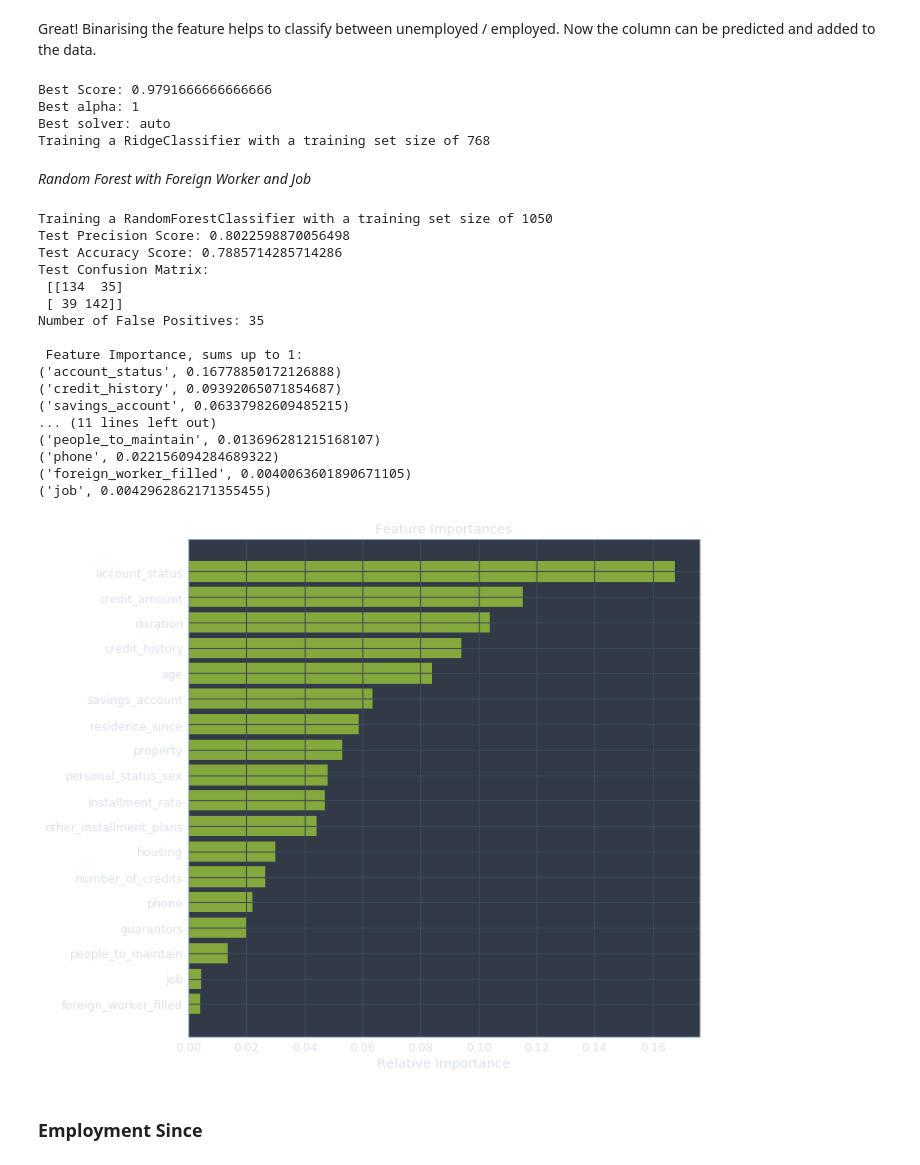
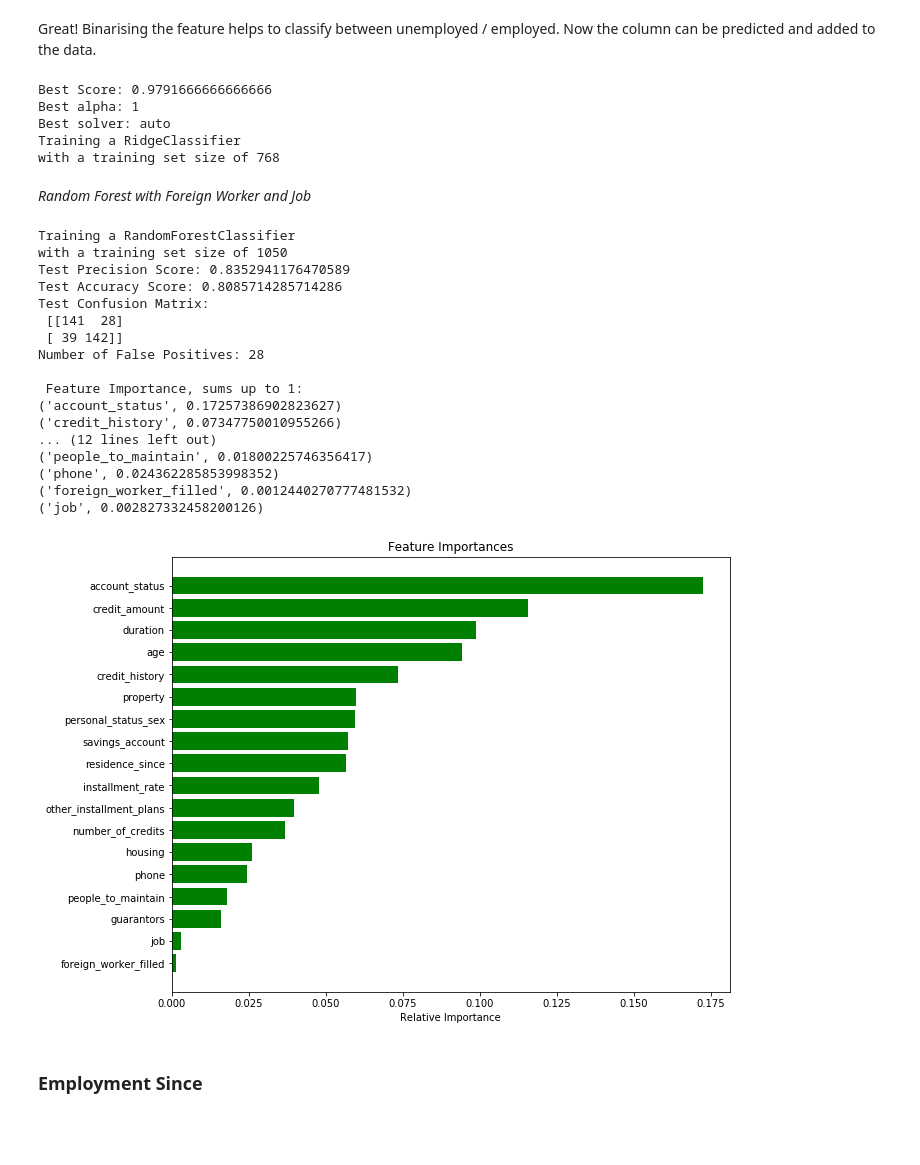
Before and after one commit to alyonavyshnevska/intelligent_data_analysis, a Jupyter notebook: Final_Project/FinalProject.ipynb, the cells around one changed output. Cells and saved outputs as stored; diff of their text form; code cells hidden in the pictures; blank space fills up the shorter version.

```diff
--- a/Final_Project/FinalProject.ipynb
+++ b/Final_Project/FinalProject.ipynb
@@ -48,8 +46,7 @@ names = ['account_status', 'duration', 'credit_history',
              'housing', 'number_of_credits', 'job', 'people_to_maintain',
              'phone', 'foreign_worker', 'creditworthy']
 
-df = pd.read_csv('data/kredit.dat', header=None, sep="\t", names=names)
-# df = pd.read_csv('data/einkommen.train.txt', header=None, sep=",")
+df = pd.read_csv('kredit.dat', header=None, sep="\t", names=names)
 df.shape
 # %% [output]
 (1000, 21)
@@ -871,7 +887,7 @@ def display_feature_importance(trained_clf):
 
     # Visualise Feature Importance:
     indices = np.argsort(trained_clf.feature_importances_)
-    plt.figure(figsize=(10,10))
+    plt.figure(figsize=(10,8))
     plt.title('Feature Importances')
     plt.barh(range(len(indices)), importances[indices], color='g', align='center')
     plt.yticks(range(len(indices)), [X_train.columns[i] for i in indices])
@@ -1011,37 +1027,38 @@ df_X_enc = (pd.concat([df_X_enc, col_job], axis=1))
 Best Score: 0.9791666666666666
 Best alpha: 1
 Best solver: auto
-Training a RidgeClassifier with a training set size of 768
+Training a RidgeClassifier
+with a training set size of 768
 # %% [markdown]
 _Random Forest with Foreign Worker and Job_
 # %%
 # Add foreign Worker feature to classification
 # Thry the classifier with additional feature
 X_train, X_test, y_train, y_test = train_test_split(
     df_X_enc, label_enc, test_size = 0.25, random_state=4)
 
 clf = RandomForestClassifier()
-y_pred = train_predict(clf, X_train, y_train, X_test, y_test=None)
+y_pred = train_predict(clf, X_train, y_train, X_test, y_test)
 evaluate_test(y_test, y_pred)
 display_feature_importance(clf)
 # %% [output]
-Training a RandomForestClassifier with a training set size of 1050
-Test Precision Score: 0.8022598870056498
-Test Accuracy Score: 0.7885714285714286
+Training a RandomForestClassifier
+with a training set size of 1050
+Test Precision Score: 0.8352941176470589
+Test Accuracy Score: 0.8085714285714286
 Test Confusion Matrix:
- [[134  35]
+ [[141  28]
  [ 39 142]]
-Number of False Positives: 35
+Number of False Positives: 28
 
  Feature Importance, sums up to 1:
-('account_status', 0.16778850172126888)
-('credit_history', 0.09392065071854687)
-('savings_account', 0.06337982609485215)
-... (11 lines left out)
-('people_to_maintain', 0.013696281215168107)
-('phone', 0.022156094284689322)
-('foreign_worker_filled', 0.0040063601890671105)
-('job', 0.0042962862171355455)
+('account_status', 0.17257386902823627)
+('credit_history', 0.07347750010955266)
+... (12 lines left out)
+('people_to_maintain', 0.01800225746356417)
+('phone', 0.024362285853998352)
+('foreign_worker_filled', 0.0012440270777481532)
+('job', 0.002827332458200126)
-[figure, old version]
+[figure, new version]
 # %% [markdown]
 ### Employment Since
```
Also changed, not shown: parts of 50 cells of this notebook.
